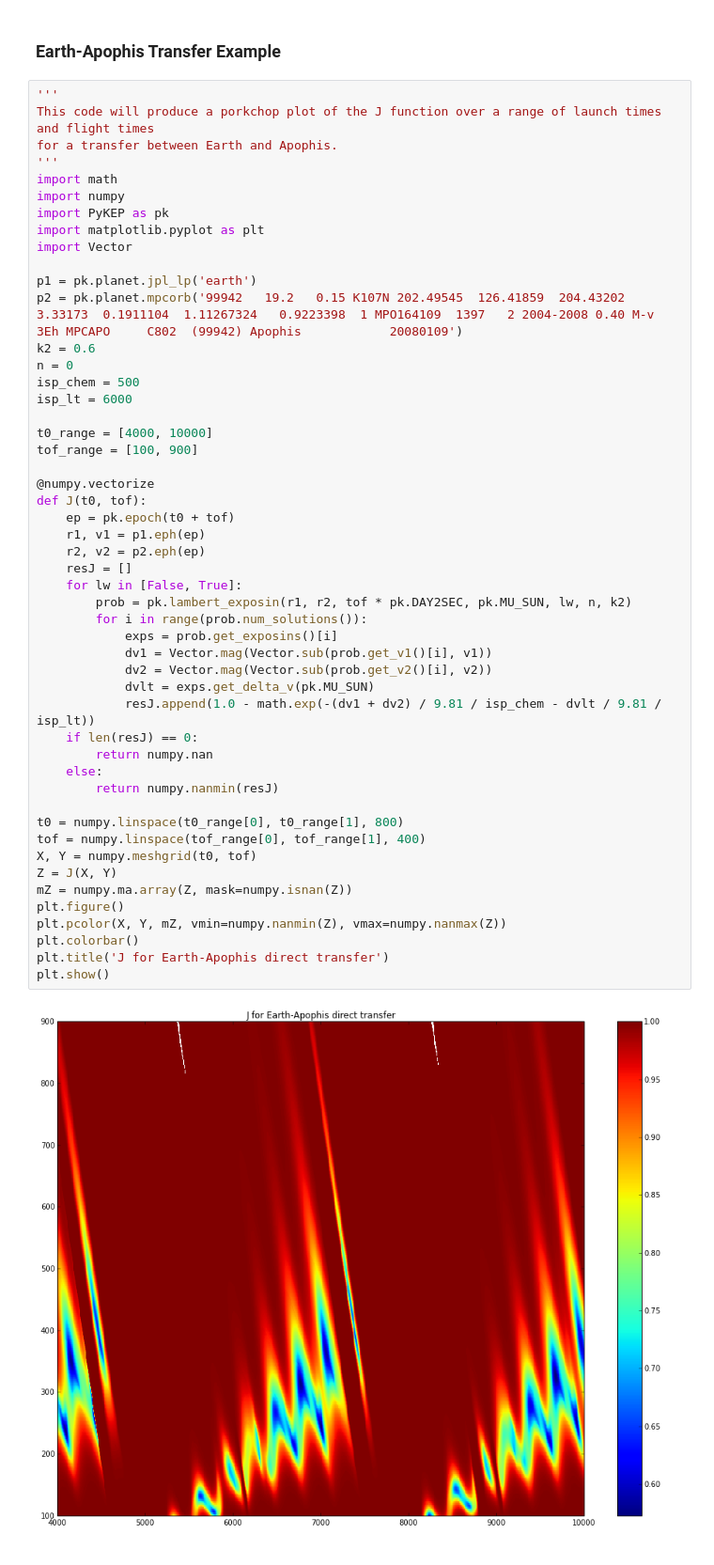
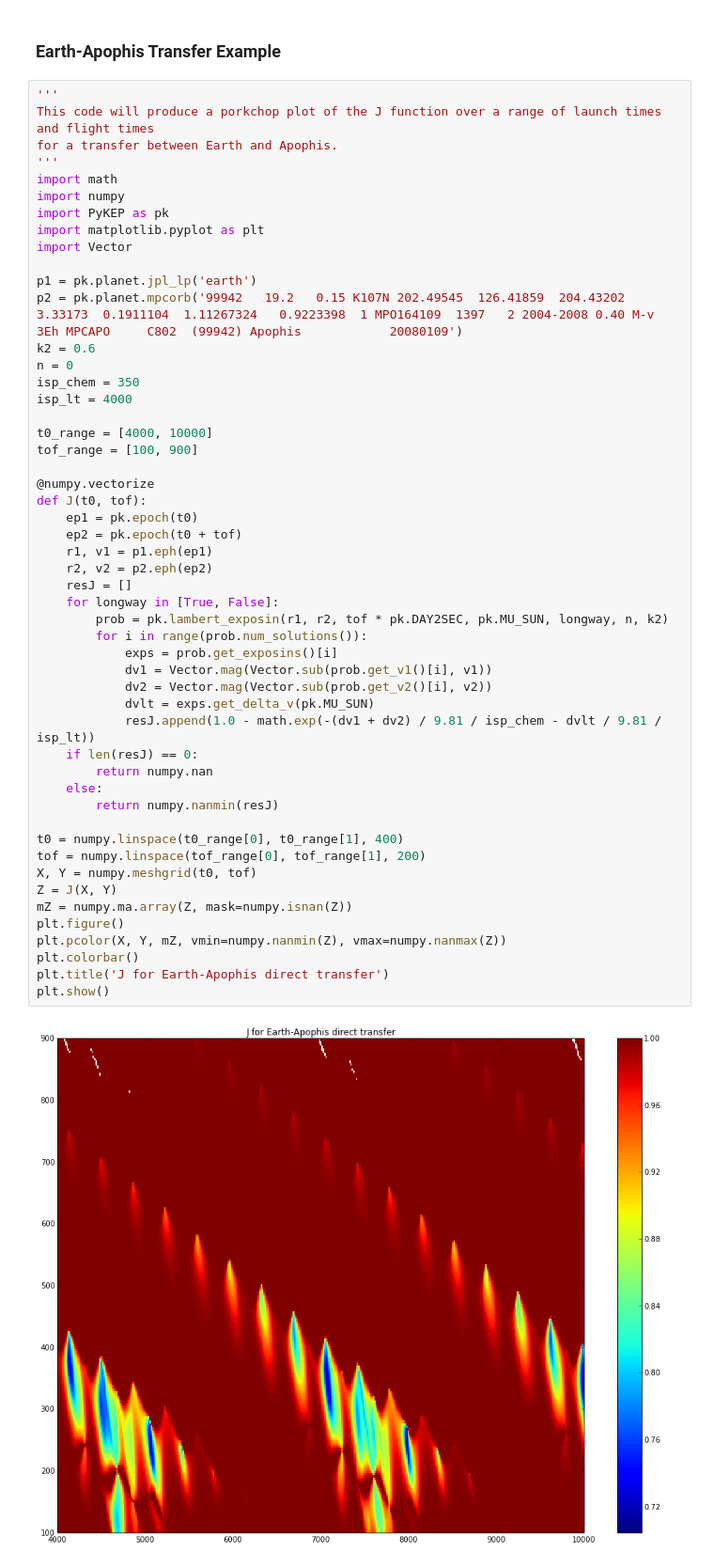
Before and after one commit to CainVelasquez/expsin, a Jupyter notebook: Exposin Project.ipynb, the cells around one changed output. Shown at 94% size. Cells and saved outputs as stored; diff of their text form.

Commit message:
fix bug in J graph

```diff
--- a/Exposin Project.ipynb
+++ b/Exposin Project.ipynb
@@ -154,40 +154,41 @@ p1 = pk.planet.jpl_lp('earth')
 p2 = pk.planet.mpcorb('99942   19.2   0.15 K107N 202.49545  126.41859  204.43202    3.33173  0.1911104  1.11267324   0.9223398  1 MPO164109  1397   2 2004-2008 0.40 M-v 3Eh MPCAPO     C802  (99942) Apophis            20080109')
 k2 = 0.6
 n = 0
-isp_chem = 500
-isp_lt = 6000
+isp_chem = 350
+isp_lt = 4000
 
 t0_range = [4000, 10000]
 tof_range = [100, 900]
 
 @numpy.vectorize
 def J(t0, tof):
-    ep = pk.epoch(t0 + tof)
-    r1, v1 = p1.eph(ep)
-    r2, v2 = p2.eph(ep)
+    ep1 = pk.epoch(t0)
+    ep2 = pk.epoch(t0 + tof)
+    r1, v1 = p1.eph(ep1)
+    r2, v2 = p2.eph(ep2)
     resJ = []
-    for lw in [False, True]:
-        prob = pk.lambert_exposin(r1, r2, tof * pk.DAY2SEC, pk.MU_SUN, lw, n, k2)
+    for longway in [True, False]:
+        prob = pk.lambert_exposin(r1, r2, tof * pk.DAY2SEC, pk.MU_SUN, longway, n, k2)
         for i in range(prob.num_solutions()):
             exps = prob.get_exposins()[i]
             dv1 = Vector.mag(Vector.sub(prob.get_v1()[i], v1))
             dv2 = Vector.mag(Vector.sub(prob.get_v2()[i], v2))
             dvlt = exps.get_delta_v(pk.MU_SUN)
             resJ.append(1.0 - math.exp(-(dv1 + dv2) / 9.81 / isp_chem - dvlt / 9.81 / isp_lt))
     if len(resJ) == 0:
         return numpy.nan
     else:
         return numpy.nanmin(resJ)
 
-t0 = numpy.linspace(t0_range[0], t0_range[1], 800)
-tof = numpy.linspace(tof_range[0], tof_range[1], 400)
+t0 = numpy.linspace(t0_range[0], t0_range[1], 400)
+tof = numpy.linspace(tof_range[0], tof_range[1], 200)
 X, Y = numpy.meshgrid(t0, tof)
 Z = J(X, Y)
 mZ = numpy.ma.array(Z, mask=numpy.isnan(Z))
 plt.figure()
 plt.pcolor(X, Y, mZ, vmin=numpy.nanmin(Z), vmax=numpy.nanmax(Z))
 plt.colorbar()
 plt.title('J for Earth-Apophis direct transfer')
 plt.show()
 # %% [output]
-[figure, old version]
+[figure, new version]
```
Also changed, not shown: parts of 1 cell of this notebook, 1 other file.
